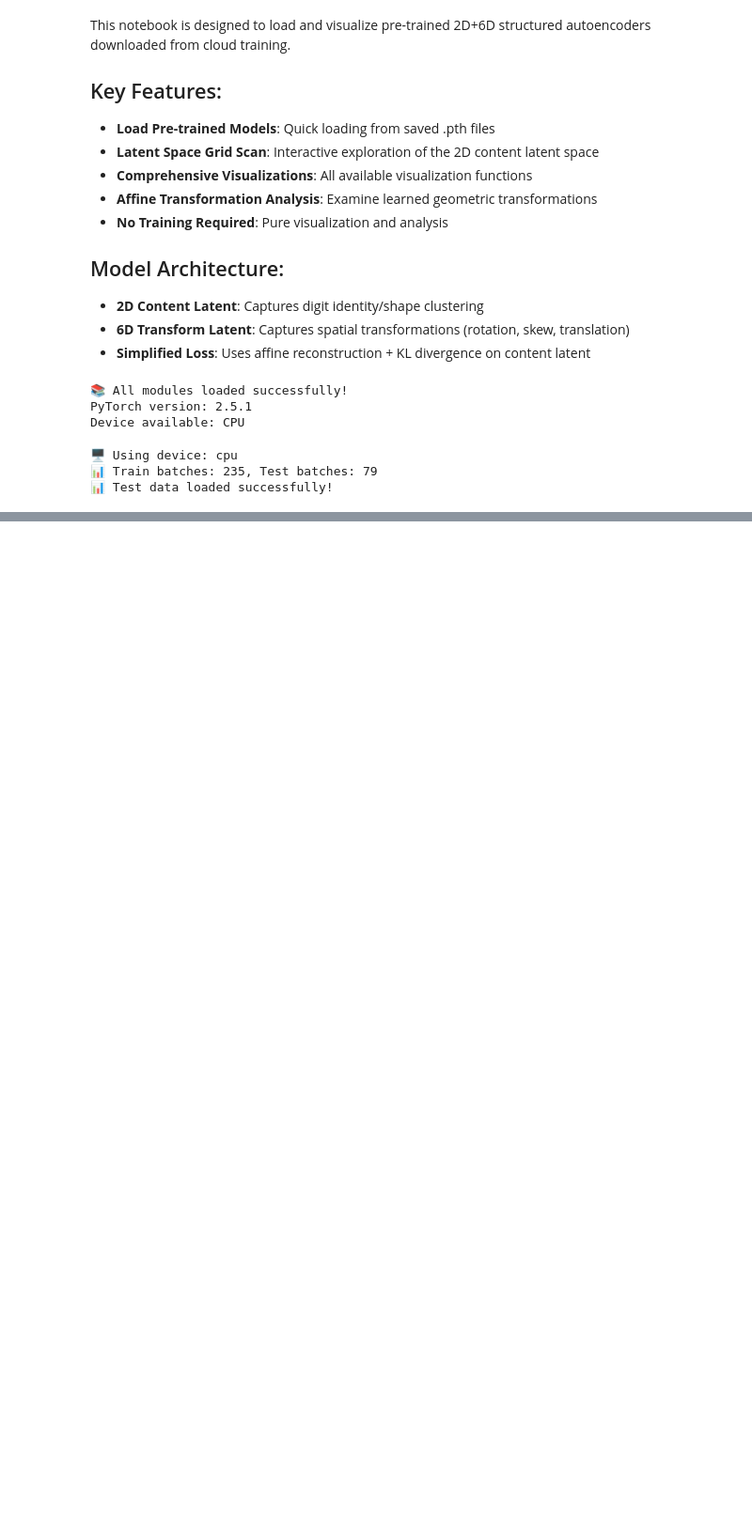
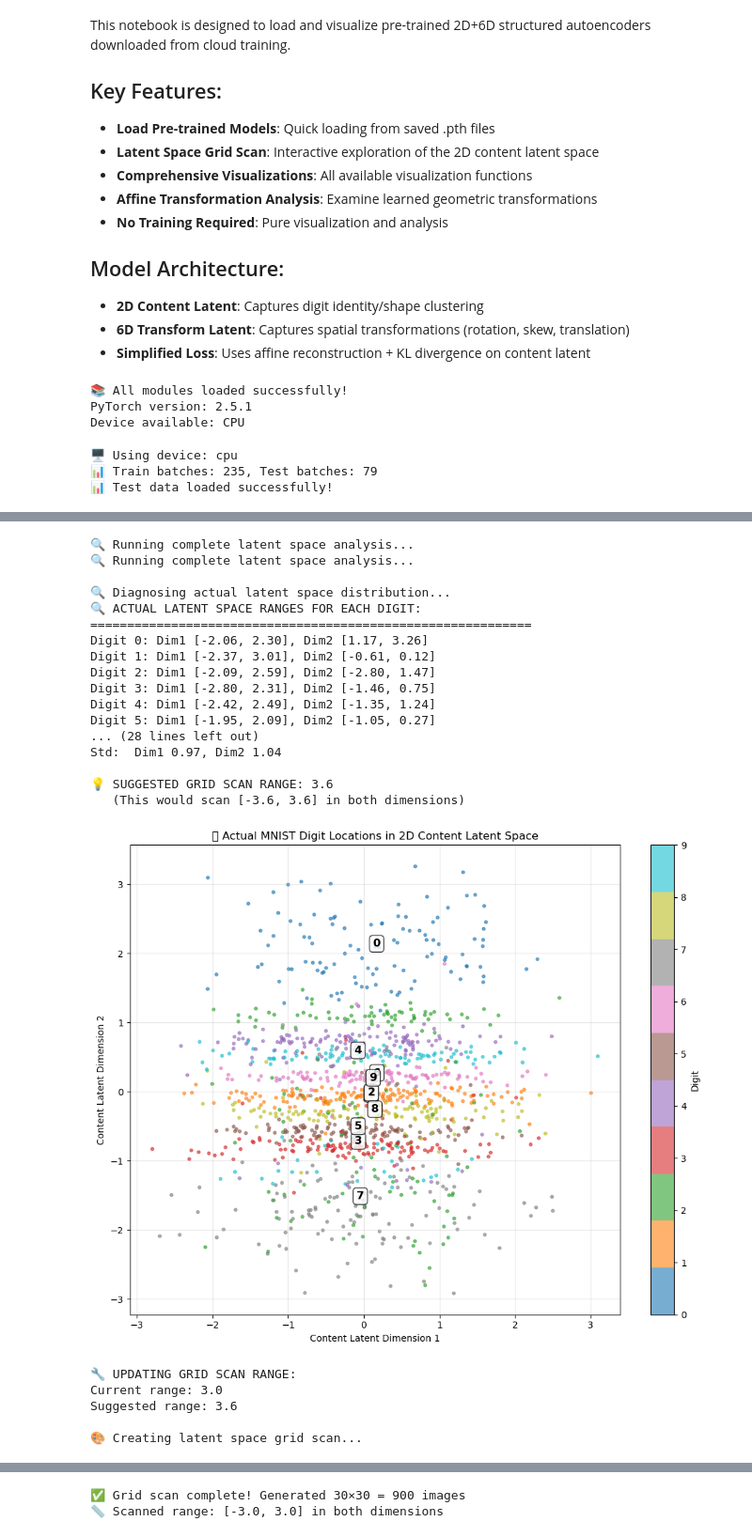
Before and after one commit to amplipy/adversAE, a Jupyter notebook: adversae/vae_training/affine/structured_2d6d_visualization.ipynb, the cells around one changed output, grey strips where cells are left out. Shown: that part at 94% size. Drawn from its saved outputs; the diff is of its cells as text; code cells hidden in the pictures; blank space fills up the shorter version.

```diff
--- a/adversae/vae_training/affine/structured_2d6d_visualization.ipynb
+++ b/adversae/vae_training/affine/structured_2d6d_visualization.ipynb
@@ -666,25 +164,0 @@ The notebook is ready for your cloud-trained model analysis and can be easily ex
-# %%
-if model_loaded:
-
-    # 1. Training progress (if available)
-    if losses_dict and any(losses_dict.get(k, []) for k in ['total_losses', 'recon_losses', 'kl_losses']):
-        print("📈 Plotting training progress...")
-        s2d6d.plot_simplified_training_progress_structured(losses_dict)
-    else:
-        print("⚠️ No training loss data available to plot")
-
-    # 2. Latent space visualization
-    content_data, transform_data, label_data = s2d6d.visualize_structured_latent_space(
-        model, test_loader, device
-    )
-
-    # 3. Comprehensive visualization with config
-    print("🎯 Running comprehensive visualization...")
-    # Use original config if available, otherwise use reasonable defaults
-    viz_config = original_config if original_config else {
-        'alpha': 1.0, 'beta': 0.001, 'content_latent_dim': 2, 'transform_latent_dim': 6
-    }
-    s2d6d.comprehensive_visualization_structured(model, test_loader, device, viz_config)
-
-else:
-    print("❌ Cannot run visualizations without loaded model.")
@@ -913,0 +236,39 @@ print("📊 Statistical analysis performed")
+# %%
+# 🔍 COMPLETE LATENT SPACE ANALYSIS
+# Run comprehensive latent space diagnostic and visualization
+
+if model_loaded:
+    print("🔍 Running complete latent space analysis...")
+    content_data, labels, suggested_range = viz.run_complete_latent_analysis(
+        model, test_loader, device, VIZ_CONFIG
+    )
+
+    # Update config with suggested range if desired
+    # VIZ_CONFIG['latent_range'] = suggested_range
+
+else:
+    print("❌ Cannot run latent analysis without loaded model.")
+# %% [output]
+🔍 Running complete latent space analysis...
+🔍 Running complete latent space analysis...
+
+🔍 Diagnosing actual latent space distribution...
+🔍 ACTUAL LATENT SPACE RANGES FOR EACH DIGIT:
+============================================================
+Digit 0: Dim1 [-2.06, 2.30], Dim2 [1.17, 3.26]
+Digit 1: Dim1 [-2.37, 3.01], Dim2 [-0.61, 0.12]
+Digit 2: Dim1 [-2.09, 2.59], Dim2 [-2.80, 1.47]
+Digit 3: Dim1 [-2.80, 2.31], Dim2 [-1.46, 0.75]
+Digit 4: Dim1 [-2.42, 2.49], Dim2 [-1.35, 1.24]
+Digit 5: Dim1 [-1.95, 2.09], Dim2 [-1.05, 0.27]
+... (28 lines left out)
+Std:  Dim1 0.97, Dim2 1.04
+
+💡 SUGGESTED GRID SCAN RANGE: 3.6
+   (This would scan [-3.6, 3.6] in both dimensions)
+[figure, added]
+🔧 UPDATING GRID SCAN RANGE:
+Current range: 3.0
+Suggested range: 3.6
+
+🎨 Creating latent space grid scan...
@@ -913,0 +276,2 @@ print("📊 Statistical analysis performed")
+✅ Grid scan complete! Generated 30×30 = 900 images
+📏 Scanned range: [-3.0, 3.0] in both dimensions
```
Also changed, not shown: parts of 16 cells of this notebook, 14 other files.
